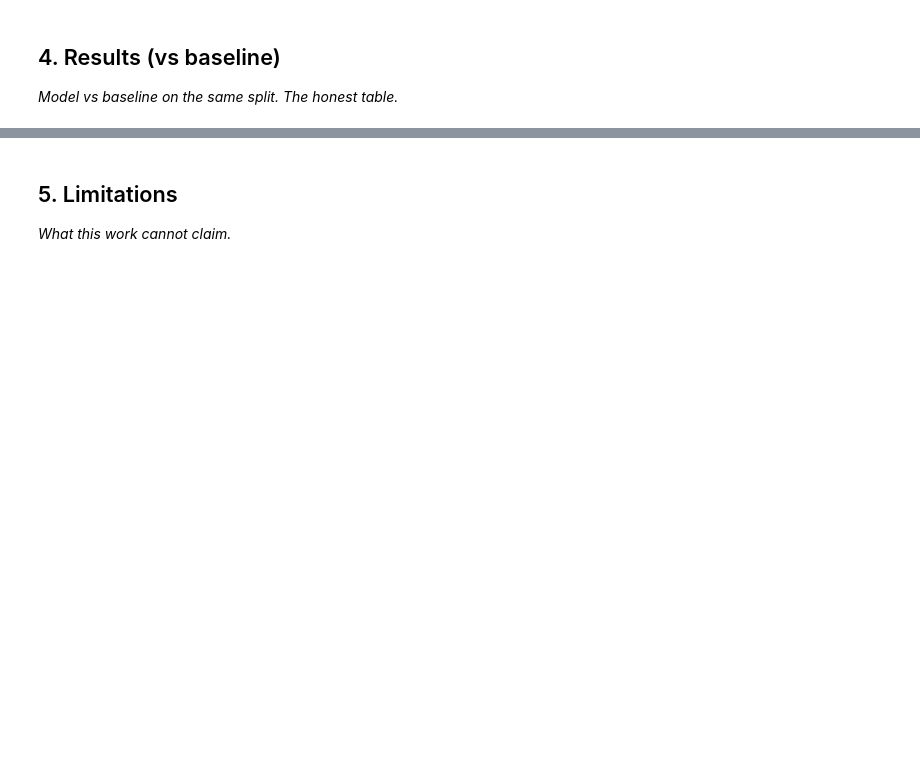
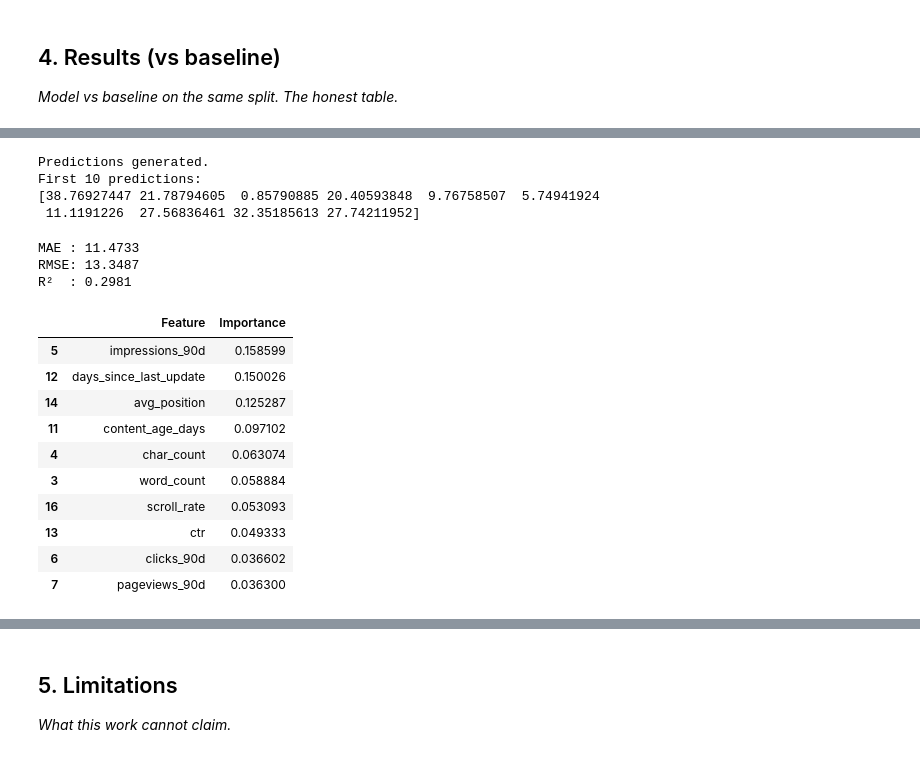
Before and after one commit to ihaseeb0081/flyrank-ml-internship-haseeb, a Jupyter notebook: work/notebooks/capstone.ipynb, the cells around one changed output, grey strips where cells are left out. Cells and saved outputs as stored; diff of their text form; code cells hidden in the pictures; blank space fills up the shorter version.

```diff
--- a/work/notebooks/capstone.ipynb
+++ b/work/notebooks/capstone.ipynb
@@ -22,3 +265,21 @@ This skeleton is yours to fill. Work the sections **in order** — each one has
 ## 4. Results (vs baseline)
 
 *Model vs baseline on the same split. The honest table.*
+# %%
+from sklearn.model_selection import train_test_split
+
+X = df[feature_columns].copy()
+
+X = X.fillna(0)
+
+y = df["baseline_score"]
+
+X_train, X_test, y_train, y_test = train_test_split(
+    X,
+    y,
+    test_size=0.20,
+    random_state=42
+)
+
+print("Train shape:", X_train.shape)
+print("Test shape:", X_test.shape)
@@ -24,0 +303,52 @@ This skeleton is yours to fill. Work the sections **in order** — each one has
+# %%
+y_pred = model.predict(X_test)
+
+print("Predictions generated.")
+print("First 10 predictions:")
+print(y_pred[:10])
+# %% [output]
+Predictions generated.
+First 10 predictions:
+[38.76927447 21.78794605  0.85790885 20.40593848  9.76758507  5.74941924
+ 11.1191226  27.56836461 32.35185613 27.74211952]
+# %%
+from sklearn.metrics import mean_absolute_error, mean_squared_error, r2_score
+import numpy as np
+
+mae = mean_absolute_error(y_test, y_pred)
+rmse = np.sqrt(mean_squared_error(y_test, y_pred))
+r2 = r2_score(y_test, y_pred)
+
+print("MAE :", round(mae, 4))
+print("RMSE:", round(rmse, 4))
+print("R²  :", round(r2, 4))
+# %% [output]
+MAE : 11.4733
+RMSE: 13.3487
+R²  : 0.2981
+# %%
+import pandas as pd
+
+importance_df = pd.DataFrame({
+    "Feature": X_train.columns,
+    "Importance": model.feature_importances_
+})
+
+importance_df = importance_df.sort_values(
+    "Importance",
+    ascending=False
+)
+
+importance_df.head(10)
+# %% [output]
+|  | Feature | Importance |
+| 5 | impressions_90d | 0.158599 |
+| 12 | days_since_last_update | 0.150026 |
+| 14 | avg_position | 0.125287 |
+| 11 | content_age_days | 0.097102 |
+| 4 | char_count | 0.063074 |
+| 3 | word_count | 0.058884 |
+| 16 | scroll_rate | 0.053093 |
+| 13 | ctr | 0.049333 |
+| 6 | clicks_90d | 0.036602 |
+| 7 | pageviews_90d | 0.036300 |
```
Also changed, not shown: parts of 34 cells of this notebook.
